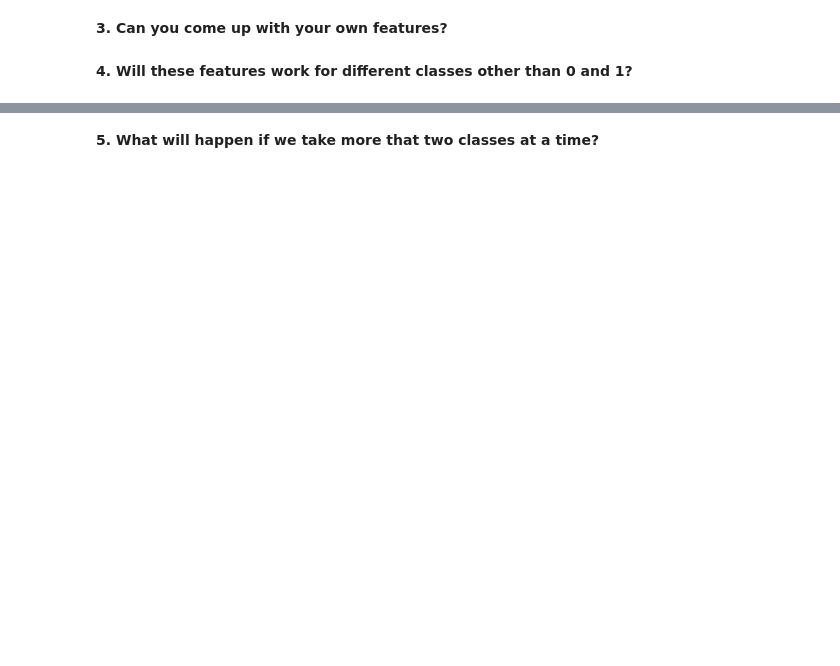
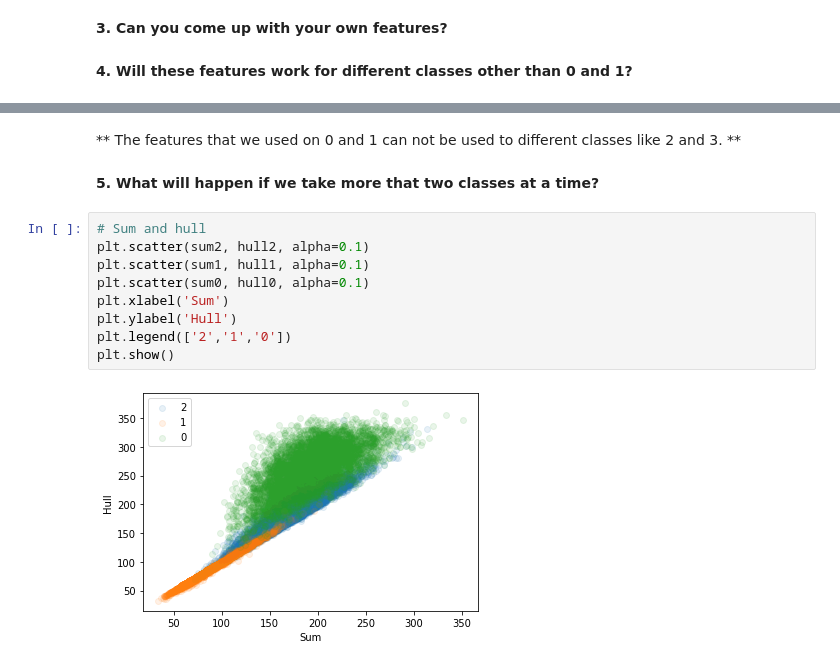
Before and after one commit to himavanth07/MachineLearning, a Jupyter notebook: Lab1_Features.ipynb, the cells around one changed output, grey strips where cells are left out. Drawn from its saved outputs; the diff is of its cells as text; blank space fills up the shorter version.

```diff
--- a/Lab1_Features.ipynb
+++ b/Lab1_Features.ipynb
@@ -595,2 +655,15 @@ KeyError: ignored
+# %% [markdown]
+** The features that we used on 0 and 1 can not be used to different classes like 2 and 3. **
 # %% [markdown]
 **5. What will happen if we take more that two classes at a time?**
+# %%
+# Sum and hull
+plt.scatter(sum2, hull2, alpha=0.1)
+plt.scatter(sum1, hull1, alpha=0.1)
+plt.scatter(sum0, hull0, alpha=0.1)
+plt.xlabel('Sum')
+plt.ylabel('Hull')
+plt.legend(['2','1','0'])
+plt.show()
+# %% [output]
+[figure, added]
```
Also changed, not shown: parts of 11 cells of this notebook.
